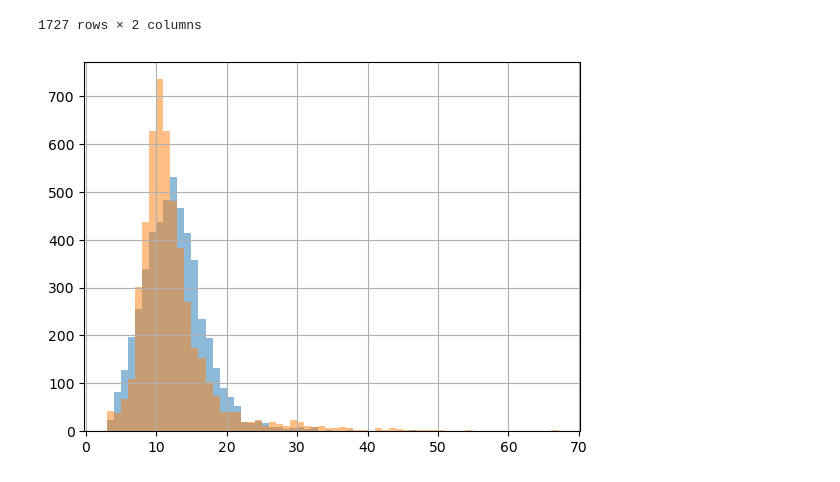
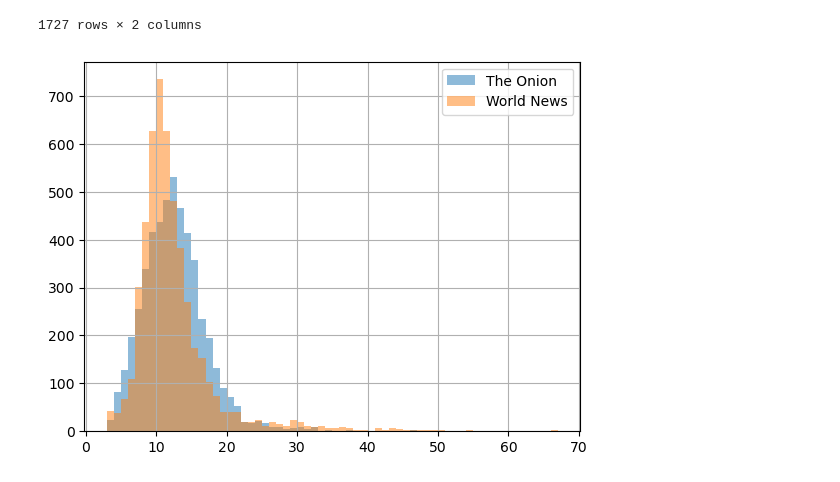
Before and after one commit to drossDS/Humor_Identification_with_NLP, a Jupyter notebook: code/4-Modeling-Round-2.ipynb, the cells around one changed output. Cells and saved outputs as stored; diff of their text form; code cells hidden in the pictures.

```diff
--- a/code/4-Modeling-Round-2.ipynb
+++ b/code/4-Modeling-Round-2.ipynb
@@ -157,10 +157,11 @@ holdout
 # %%
 # Use a lambda funciton and the split method to get word counts
 # Filter for each reddit and plot a histogram
 onion_word_counts = reddit['title'].apply(lambda word: len(word.split(' ')))[reddit['subreddit'] == 'TheOnion']
 wldnws_word_counts = reddit['title'].apply(lambda word: len(word.split(' ')))[reddit['subreddit'] == 'worldnews']
 
 onion_word_counts.hist(alpha = 0.5, bins = (onion_word_counts.max() - onion_word_counts.min()));
 wldnws_word_counts.hist(alpha = 0.5, bins = (wldnws_word_counts.max() - wldnws_word_counts.min()));
+plt.legend(['The Onion', 'World News']);
 # %% [output]
-[figure, old version]
+[figure, new version]
```
Also changed, not shown: parts of 22 cells of this notebook.
